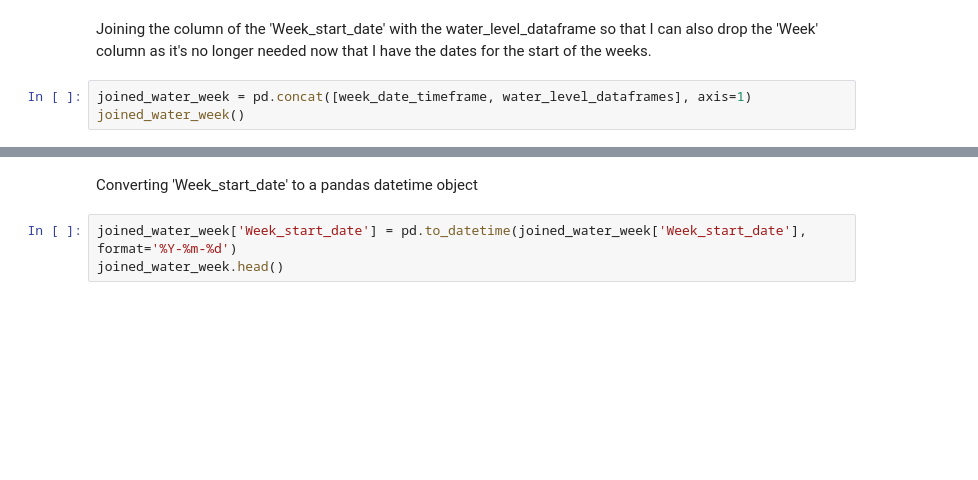
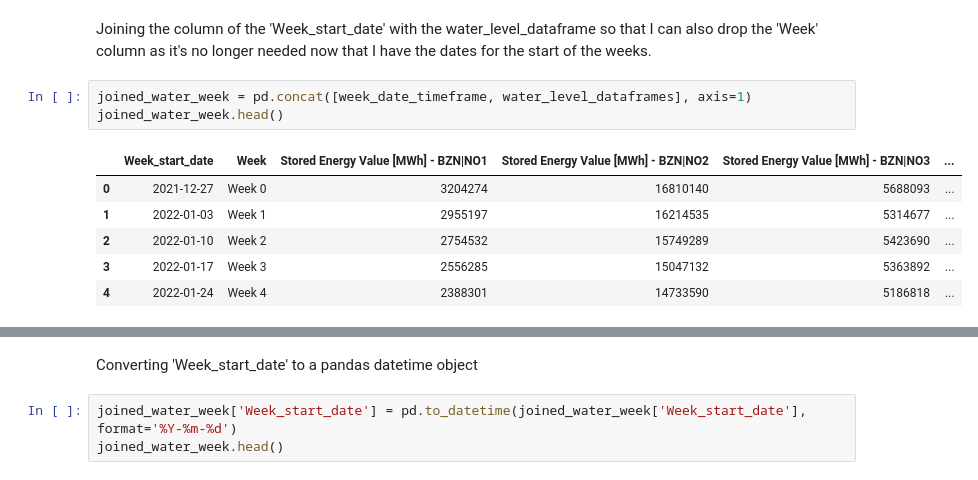
Before and after one commit to HIOF-Bachelor-Project-Group-7/Time-series-energy-price-prediction-bidding-zone-N01, a Jupyter notebook: code/Data aggregation of energy market bidding zone NO1.ipynb, the cells around one changed output, grey strips where cells are left out. Saved outputs shown, nothing was run; the diff lists cells and outputs as text; blank space fills up the shorter version.

```diff
--- a/code/Data aggregation of energy market bidding zone NO1.ipynb
+++ b/code/Data aggregation of energy market bidding zone NO1.ipynb
@@ -468,6 +473,13 @@ TypeError: 'DataFrame' object is not callable
 Joining the column of the 'Week_start_date' with the water_level_dataframe so that I can also drop the 'Week' column as it's no longer needed now that I have the dates for the start of the weeks.
 # %%
 joined_water_week = pd.concat([week_date_timeframe, water_level_dataframes], axis=1)
-joined_water_week()
+joined_water_week.head()
+# %% [output]
+|  | Week_start_date | Week | Stored Energy Value [MWh] - BZN|NO1 | Stored Energy Value [MWh] - BZN|NO2 | Stored Energy Value [MWh] - BZN|NO3 | ... |
+| 0 | 2021-12-27 | Week 0 | 3204274 | 16810140 | 5688093 | ... |
+| 1 | 2022-01-03 | Week 1 | 2955197 | 16214535 | 5314677 | ... |
+| 2 | 2022-01-10 | Week 2 | 2754532 | 15749289 | 5423690 | ... |
+| 3 | 2022-01-17 | Week 3 | 2556285 | 15047132 | 5363892 | ... |
+| 4 | 2022-01-24 | Week 4 | 2388301 | 14733590 | 5186818 | ... |
 # %%
 joined_water_week.drop('Week', axis=1, inplace=True)
```
Also changed, not shown: parts of 11 cells of this notebook.
